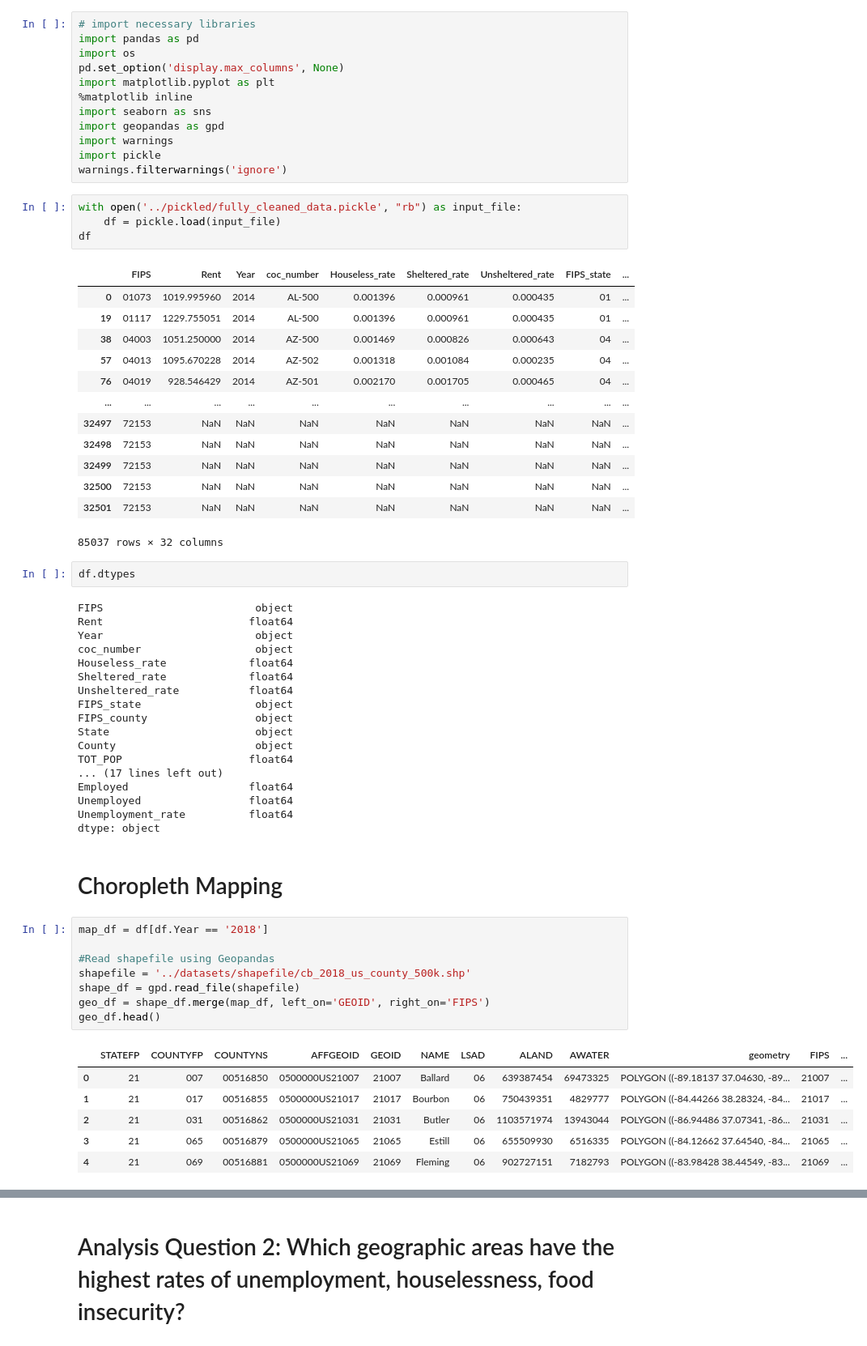
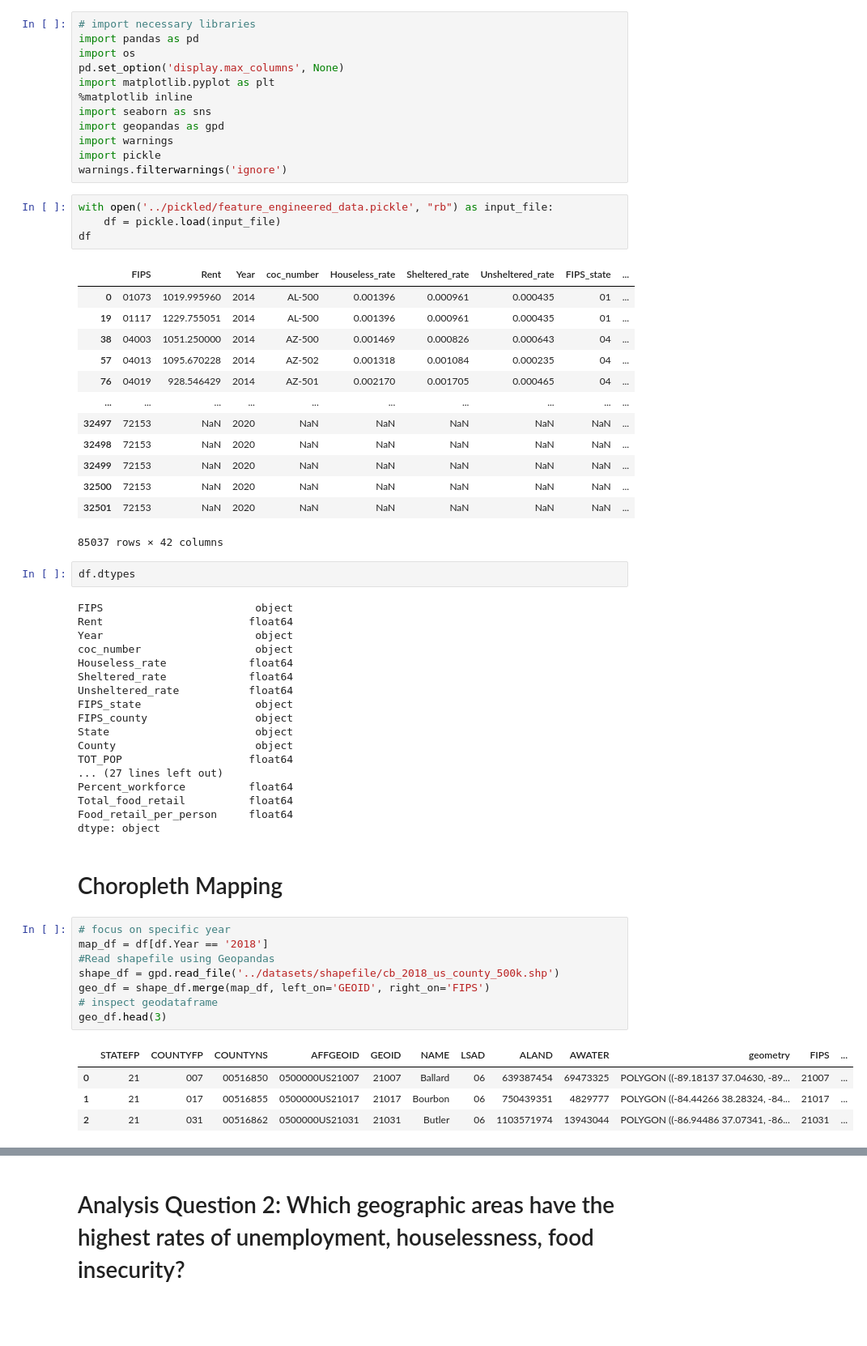
Before and after one commit to khyateed/projecting-food-insecurity, a Jupyter notebook: notebooks/EDA.ipynb, the cells around one changed output, grey strips where cells are left out. Shown at 81% size. Drawn from its saved outputs; the diff is of its cells as text; blank space fills up the shorter version.

```diff
--- a/notebooks/EDA.ipynb
+++ b/notebooks/EDA.ipynb
@@ -11,7 +11,7 @@ import warnings
 import pickle
 warnings.filterwarnings('ignore')
 # %%
-with open('../pickled/fully_cleaned_data.pickle', "rb") as input_file:
+with open('../pickled/feature_engineered_data.pickle', "rb") as input_file:
     df = pickle.load(input_file)
 df
 # %% [output]
@@ -22,12 +22,12 @@ df
 | 57 | 04013 | 1095.670228 | 2014 | AZ-502 | 0.001318 | 0.001084 | 0.000235 | 04 | ... |
 | 76 | 04019 | 928.546429 | 2014 | AZ-501 | 0.002170 | 0.001705 | 0.000465 | 04 | ... |
 | ... | ... | ... | ... | ... | ... | ... | ... | ... | ... |
-| 32497 | 72153 | NaN | NaN | NaN | NaN | NaN | NaN | NaN | ... |
-| 32498 | 72153 | NaN | NaN | NaN | NaN | NaN | NaN | NaN | ... |
-| 32499 | 72153 | NaN | NaN | NaN | NaN | NaN | NaN | NaN | ... |
-| 32500 | 72153 | NaN | NaN | NaN | NaN | NaN | NaN | NaN | ... |
-| 32501 | 72153 | NaN | NaN | NaN | NaN | NaN | NaN | NaN | ... |
+| 32497 | 72153 | NaN | 2020 | NaN | NaN | NaN | NaN | NaN | ... |
+| 32498 | 72153 | NaN | 2020 | NaN | NaN | NaN | NaN | NaN | ... |
+| 32499 | 72153 | NaN | 2020 | NaN | NaN | NaN | NaN | NaN | ... |
+| 32500 | 72153 | NaN | 2020 | NaN | NaN | NaN | NaN | NaN | ... |
+| 32501 | 72153 | NaN | 2020 | NaN | NaN | NaN | NaN | NaN | ... |
-85037 rows × 32 columns
+85037 rows × 42 columns
 # %%
 df.dtypes
 # %% [output]
@@ -43,25 +43,23 @@ FIPS_county                 object
 State                       object
 County                      object
 TOT_POP                    float64
-... (17 lines left out)
-Employed                   float64
-Unemployed                 float64
-Unemployment_rate          float64
+... (27 lines left out)
+Percent_workforce          float64
+Total_food_retail          float64
+Food_retail_per_person     float64
 dtype: object
 # %% [markdown]
 # Choropleth Mapping
 # %%
+# focus on specific year
 map_df = df[df.Year == '2018']
-
 #Read shapefile using Geopandas
-shapefile = '../datasets/shapefile/cb_2018_us_county_500k.shp'
-shape_df = gpd.read_file(shapefile)
+shape_df = gpd.read_file('../datasets/shapefile/cb_2018_us_county_500k.shp')
 geo_df = shape_df.merge(map_df, left_on='GEOID', right_on='FIPS')
-geo_df.head()
+# inspect geodataframe
+geo_df.head(3)
 # %% [output]
 |  | STATEFP | COUNTYFP | COUNTYNS | AFFGEOID | GEOID | NAME | LSAD | ALAND | AWATER | geometry | FIPS | ... |
 | 0 | 21 | 007 | 00516850 | 0500000US21007 | 21007 | Ballard | 06 | 639387454 | 69473325 | POLYGON ((-89.18137 37.04630, -89... | 21007 | ... |
 | 1 | 21 | 017 | 00516855 | 0500000US21017 | 21017 | Bourbon | 06 | 750439351 | 4829777 | POLYGON ((-84.44266 38.28324, -84... | 21017 | ... |
 | 2 | 21 | 031 | 00516862 | 0500000US21031 | 21031 | Butler | 06 | 1103571974 | 13943044 | POLYGON ((-86.94486 37.07341, -86... | 21031 | ... |
-| 3 | 21 | 065 | 00516879 | 0500000US21065 | 21065 | Estill | 06 | 655509930 | 6516335 | POLYGON ((-84.12662 37.64540, -84... | 21065 | ... |
-| 4 | 21 | 069 | 00516881 | 0500000US21069 | 21069 | Fleming | 06 | 902727151 | 7182793 | POLYGON ((-83.98428 38.44549, -83... | 21069 | ... |
```
Also changed, not shown: parts of 11 cells of this notebook, 5 other files.
